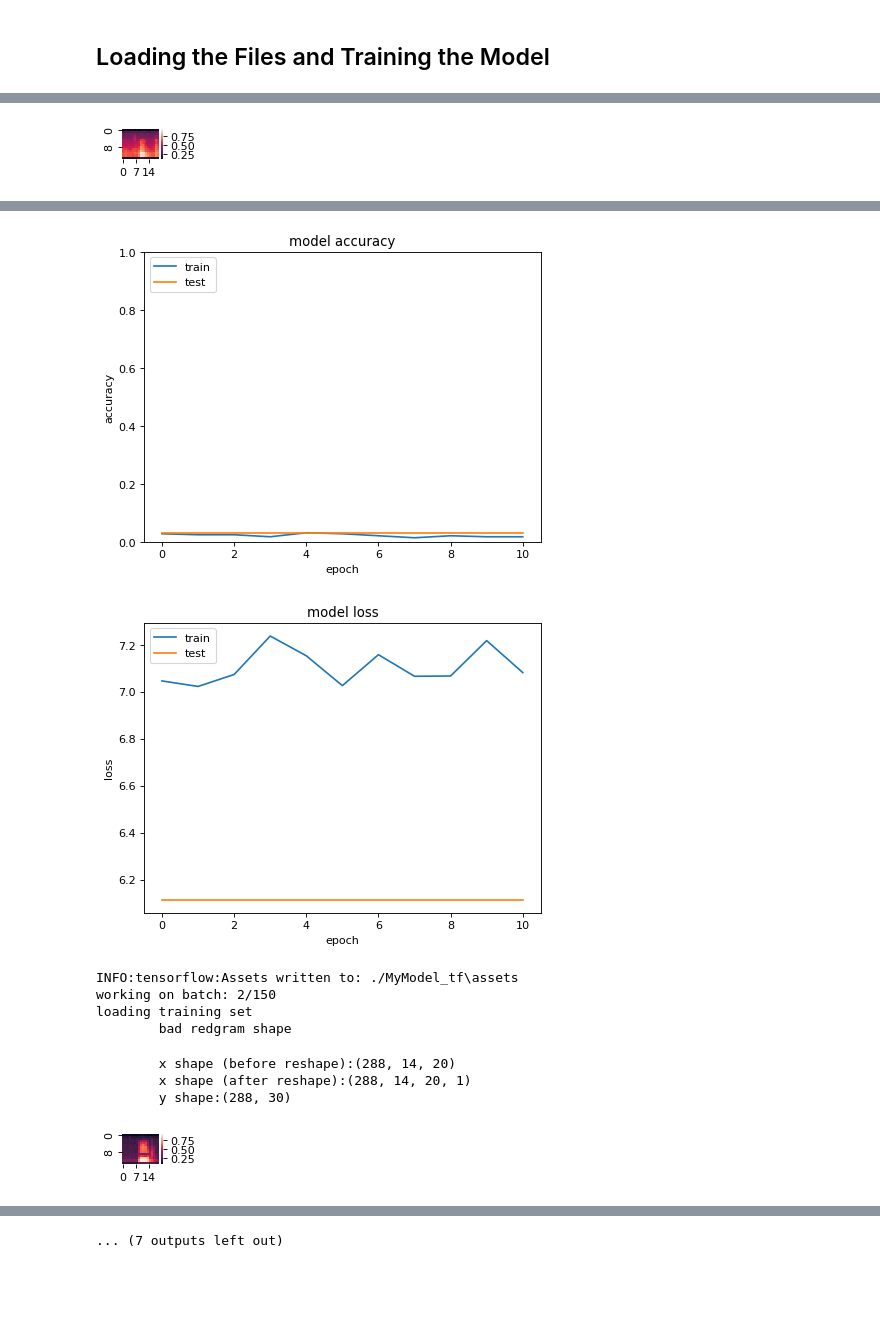
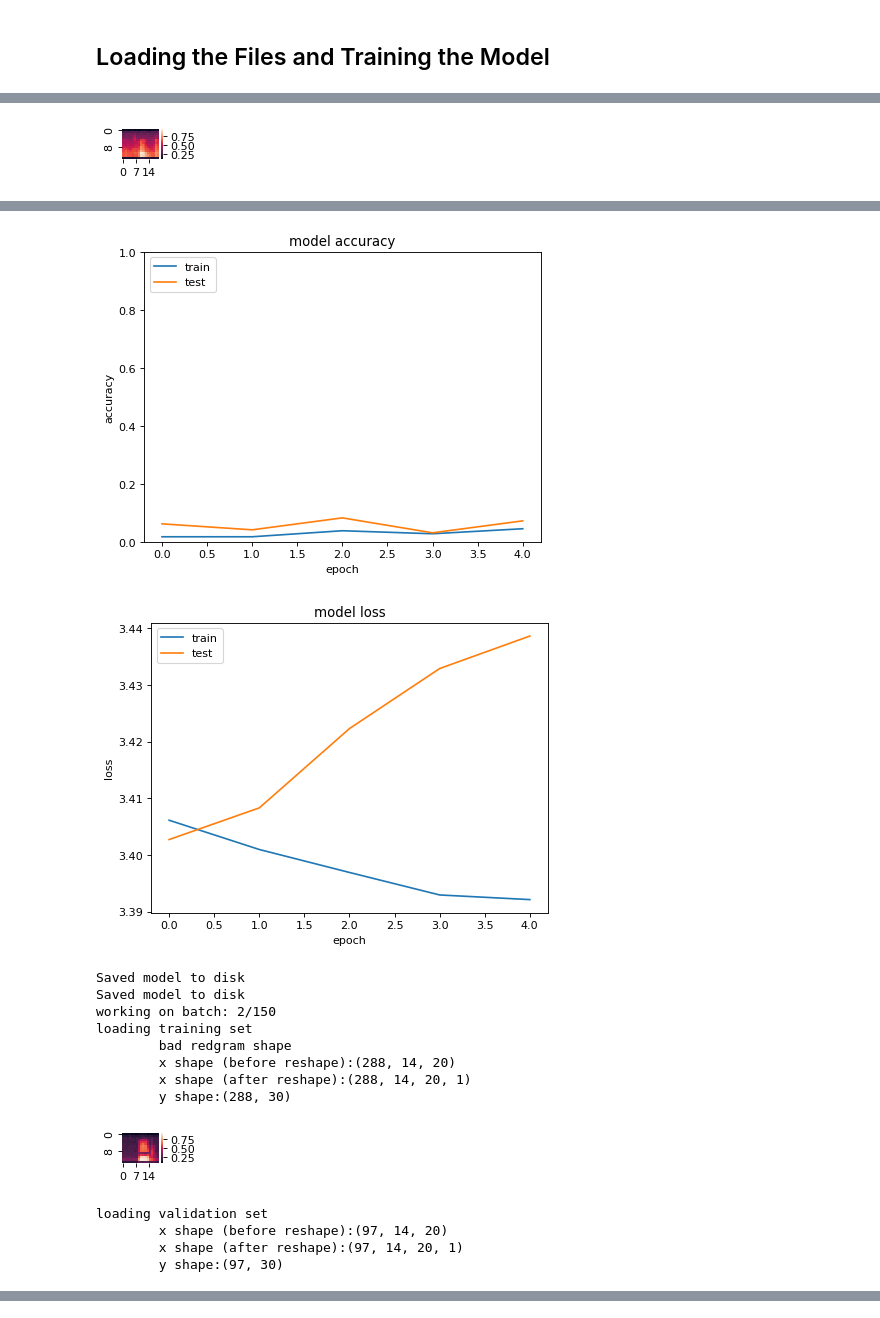
Before and after one commit to rlew631/SpeechRecognition, a Jupyter notebook: model_train_and_test.ipynb, the cells around one changed output, grey strips where cells are left out. Saved outputs shown, nothing was run; the diff lists cells and outputs as text; code cells hidden in the pictures; blank space fills up the shorter version.

Commit message:
trained 125 epochs w/o callbacks, failed on restart, see save/loade fctn

```diff
--- a/model_train_and_test.ipynb
+++ b/model_train_and_test.ipynb
@@ -132,6 +132,7 @@ def new_keras(input_shape):
 
     model = Sequential()
     model.add(Conv2D(32, kernel_size=(5, 5), activation='relu', input_shape=input_shape))
+    # try increasing the output shape size to 64 and changing the subsequent conv2d layer to 32
     model.add(MaxPooling2D(pool_size=(2, 2)))
     # model.add(BatchNormalization(axis=3))
     # model.add(Dropout(0.2))
@@ -144,8 +145,9 @@ def new_keras(input_shape):
     model.add(Dropout(0.2))
     model.add(Dense(num_classes, activation='softmax'))
 
-#     opt = keras.optimizers.Adam()
-    opt = keras.optimizers.Adam(learning_rate=0.01)
+    opt = keras.optimizers.Adam()
+#     opt = keras.optimizers.Adam(learning_rate=0.01)
+#     # for some reason having the learning_rate predefined made the accuracy to go to shit
     model.compile(loss=keras.losses.categorical_crossentropy, optimizer=opt, metrics=['accuracy'])
     print(model.summary())
     return model
@@ -284,6 +380,8 @@ for train_index, test_index in skf.split(X_master, y_master):
     rs = ShuffleSplit(n_splits=1, test_size=.25, random_state=42)
     X, y = X_master[test_index], y_master[test_index]
     for train_index2, test_index2 in rs.split(X):
+        if batch_count > 2:
+            break
         X_train, X_val = X[train_index2], X[test_index2]
         y_train, y_val = y[train_index2], y[test_index2]
         # Split is done, X=filename, y=target
@@ -291,19 +389,26 @@ for train_index, test_index in skf.split(X_master, y_master):
         X_val, y_val = train_val_load(X_val, y_val, num_classes, train_or_val = 'val')
 
         try:
+            loaded_model = tf.keras.models.load_model('model.h5')
             print("Loading an existing model")
-            loaded_model = tf.keras.models.load_model('./MyModel_tf')
-            history = loaded_model.fit(X_train, y_train, batch_size=16, epochs=50, callbacks=[c1,c2,c3], verbose=1, validation_data=(X_val, y_val))
+#             history = loaded_model.fit(X_train, y_train, batch_size=16, epochs=50, callbacks=[c1,c2,c3], verbose=1, validation_data=(X_val, y_val))
+            history = loaded_model.fit(X_train, y_train, batch_size=32, epochs=5, verbose=1, validation_data=(X_val, y_val))
             plot_results(history)
-            loaded_model.save('./MyModel_tf',save_format='tf')
+#             loaded_model.save('./MyModel_tf',save_format='tf')
+            save_model_to_disk(loaded_model)
         except:
             print("Starting with a fresh model")
             model = new_keras(input_shape=(
                                     X_train.shape[1],
                                     X_train.shape[2],1))
-            history = model.fit(X_train, y_train, batch_size=16, epochs=30, callbacks=[c1,c2,c3], verbose=1, validation_data=(X_val, y_val))
+#             history = model.fit(X_train, y_train, batch_size=16, epochs=30, callbacks=[c1,c2,c3], verbose=1, validation_data=(X_val, y_val))
+            history = model.fit(X_train, y_train, batch_size=32, epochs=5, verbose=1, validation_data=(X_val, y_val))
+            # Just deleted the callbacks from the previous line, try running again in the morning,
+            # Also maybe make another branch called development and quit pushing all this garbage.....
             plot_results(history)
-            model.save('./MyModel_tf',save_format='tf')
+            save_model_to_disk(model)
+#             model.save('./MyModel_tf',save_format='tf')
+            save_model_to_disk(model)
             model=[]
         X_train, y_train, X_val, y_val = [],[],[],[]
     batch_count += 1
@@ -339,10 +444,15 @@ Epoch 00011: early stopping
-[figure, old version]
+[figure, new version]
-[figure, old version]
+[figure, new version]
-INFO:tensorflow:Assets written to: ./MyModel_tf\assets
+Saved model to disk
+Saved model to disk
 working on batch: 2/150
 loading training set
         bad redgram shape
+        x shape (before reshape):(288, 14, 20)
+        x shape (after reshape):(288, 14, 20, 1)
+        y shape:(288, 30)
+[figure]
-        x shape (before reshape):(288, 14, 20)
-        x shape (after reshape):(288, 14, 20, 1)
-        y shape:(288, 30)
+loading validation set
+        x shape (before reshape):(97, 14, 20)
+        x shape (after reshape):(97, 14, 20, 1)
+        y shape:(97, 30)
-[figure]
@@ -353 +460,0 @@ loading validation set
-... (7 outputs left out)
```
Also changed, not shown: parts of 7 cells of this notebook, 3 other files.
